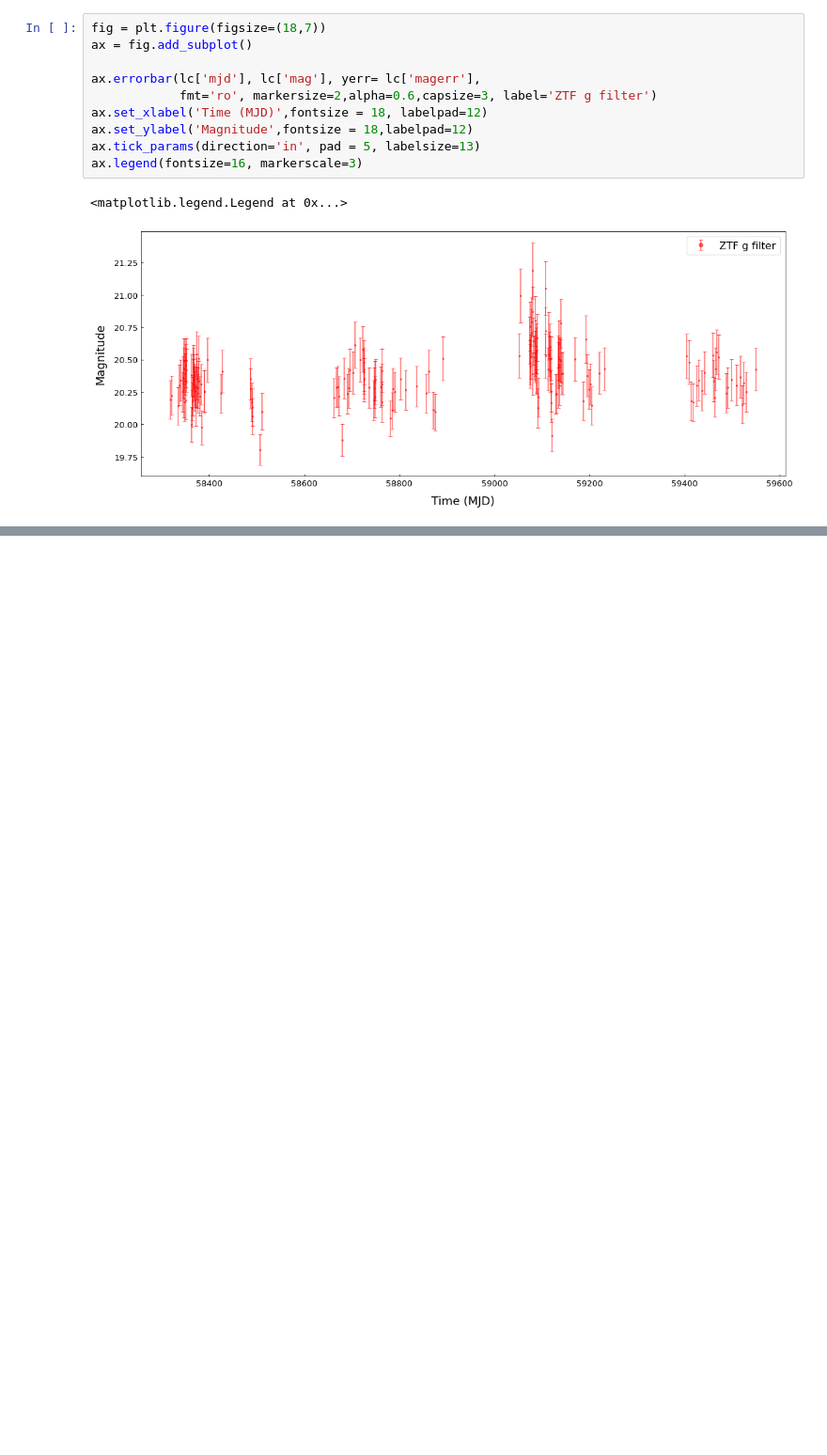
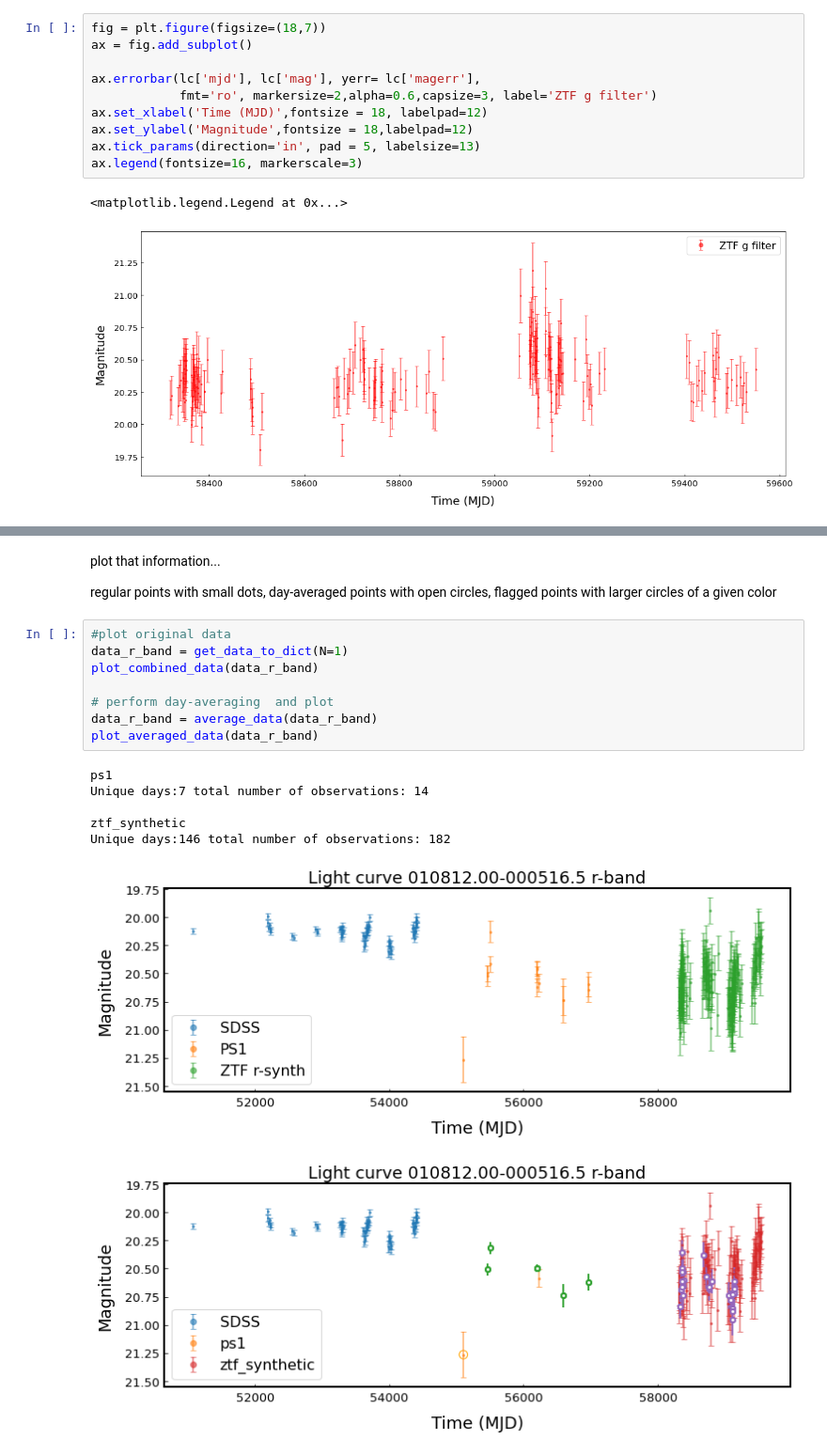
Before and after one commit to suberlak/clqso, a Jupyter notebook: code/Get_CLQSO_data.ipynb, the cells around one changed output, grey strips where cells are left out. Shown at 94% size. Saved outputs shown, nothing was run; the diff lists cells and outputs as text; blank space fills up the shorter version.

```diff
--- a/code/Get_CLQSO_data.ipynb
+++ b/code/Get_CLQSO_data.ipynb
@@ -358,0 +1020,20 @@ ax.legend(fontsize=16, markerscale=3)
+# %% [markdown]
+plot that information...
+
+regular points with small dots, day-averaged points with open circles,  flagged points with larger circles of a given color
+# %%
+#plot original data
+data_r_band = get_data_to_dict(N=1)
+plot_combined_data(data_r_band)
+
+# perform day-averaging  and plot
+data_r_band = average_data(data_r_band)
+plot_averaged_data(data_r_band)
+# %% [output]
+ps1
+Unique days:7 total number of observations: 14
+
+ztf_synthetic
+Unique days:146 total number of observations: 182
+[figure, added]
+[figure, added]
```
Also changed, not shown: parts of 43 cells of this notebook.
